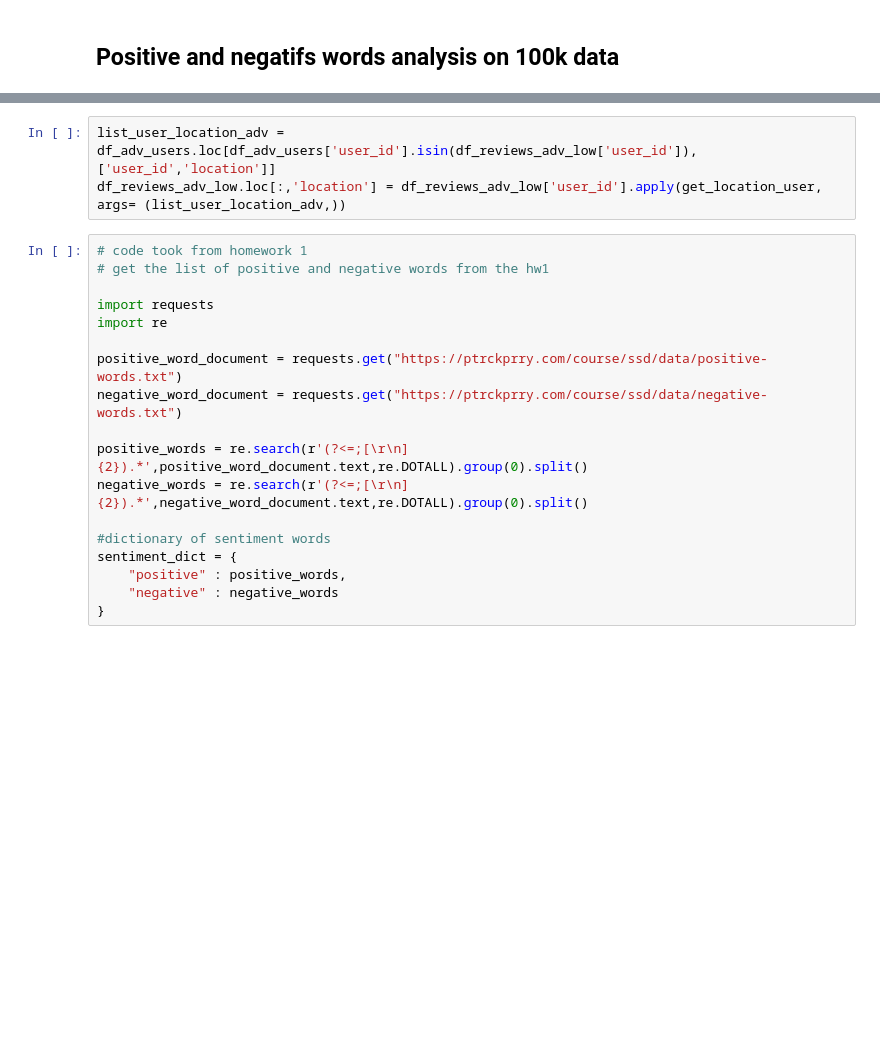
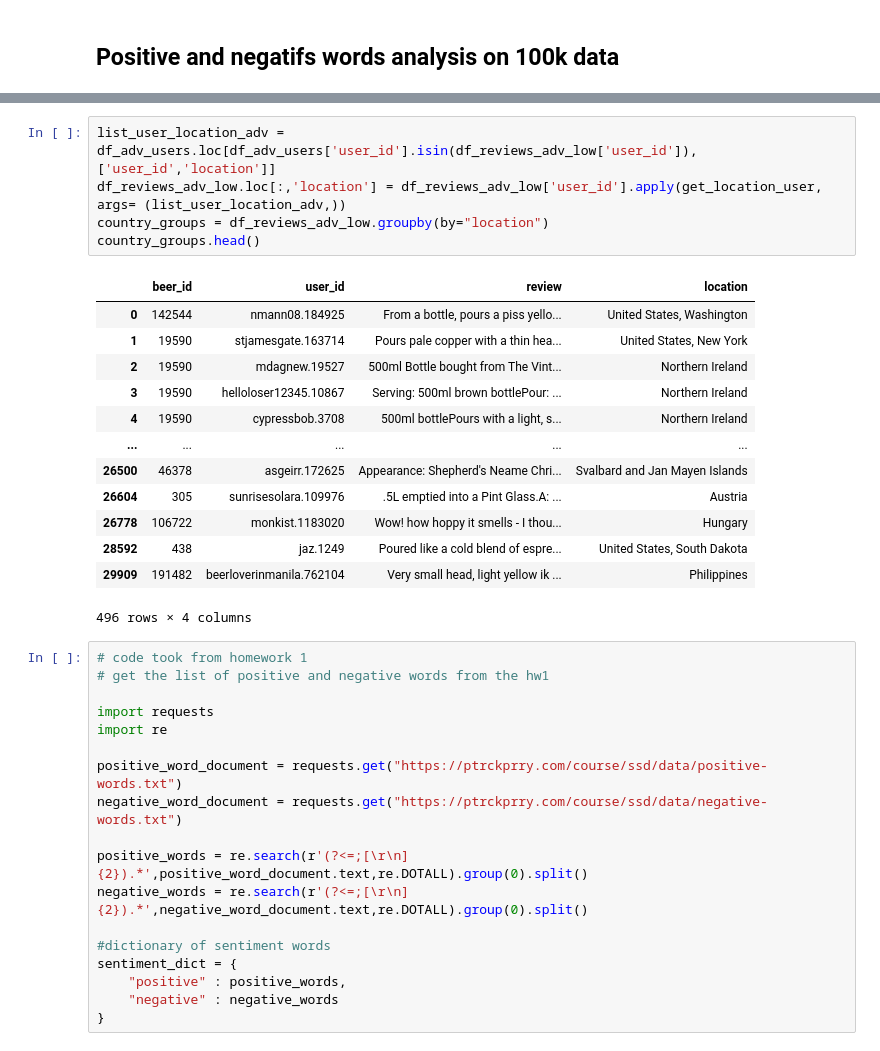
Before and after one commit to epfl-ada/ada-2022-project-hotchocolate, a Jupyter notebook: happyness.ipynb, the cells around one changed output, grey strips where cells are left out. Cells and saved outputs as stored; diff of their text form; blank space fills up the shorter version.

```diff
--- a/happyness.ipynb
+++ b/happyness.ipynb
@@ -232,6 +171,22 @@ print(df_reviews_adv_low.shape)
 # %%
 list_user_location_adv = df_adv_users.loc[df_adv_users['user_id'].isin(df_reviews_adv_low['user_id']),['user_id','location']]
 df_reviews_adv_low.loc[:,'location'] = df_reviews_adv_low['user_id'].apply(get_location_user, args= (list_user_location_adv,))
+country_groups = df_reviews_adv_low.groupby(by="location")
+country_groups.head()
+# %% [output]
+|  | beer_id | user_id | review | location |
+| 0 | 142544 | nmann08.184925 | From a bottle, pours a piss yello... | United States, Washington |
+| 1 | 19590 | stjamesgate.163714 | Pours pale copper with a thin hea... | United States, New York |
+| 2 | 19590 | mdagnew.19527 | 500ml Bottle bought from The Vint... | Northern Ireland |
+| 3 | 19590 | helloloser12345.10867 | Serving: 500ml brown bottlePour: ... | Northern Ireland |
+| 4 | 19590 | cypressbob.3708 | 500ml bottlePours with a light, s... | Northern Ireland |
+| ... | ... | ... | ... | ... |
+| 26500 | 46378 | asgeirr.172625 | Appearance: Shepherd's Neame Chri... | Svalbard and Jan Mayen Islands |
+| 26604 | 305 | sunrisesolara.109976 | .5L emptied into a Pint Glass.A: ... | Austria |
+| 26778 | 106722 | monkist.1183020 | Wow! how hoppy it smells - I thou... | Hungary |
+| 28592 | 438 | jaz.1249 | Poured like a cold blend of espre... | United States, South Dakota |
+| 29909 | 191482 | beerloverinmanila.762104 | Very small head, light yellow ik ... | Philippines |
+496 rows × 4 columns
 # %%
 # code took from homework 1
 # get the list of positive and negative words from the hw1
```
Also changed, not shown: parts of 28 cells of this notebook, 1 other file.
